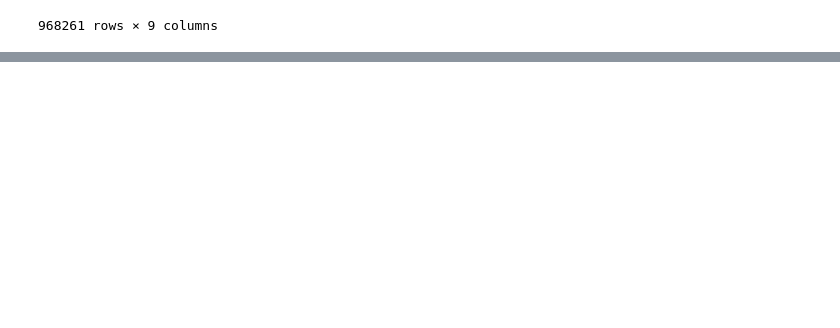
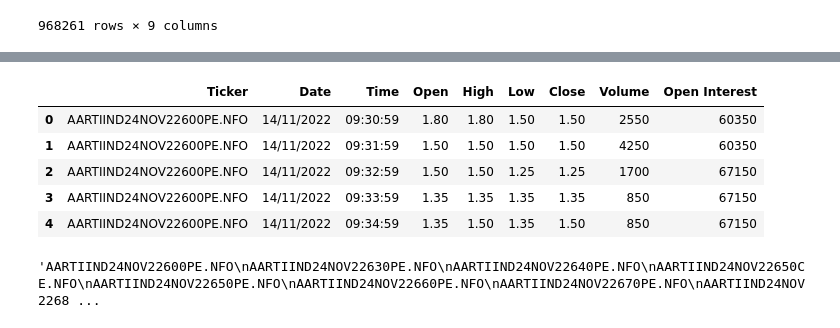
Before and after one commit to SiddhanthMateDEV/option_strategies, a Jupyter notebook: strategy_one/rough/main.ipynb, the cells around one changed output, grey strips where cells are left out. Drawn from its saved outputs; the diff is of its cells as text; code cells hidden in the pictures; blank space fills up the shorter version.

```diff
--- a/strategy_one/rough/main.ipynb
+++ b/strategy_one/rough/main.ipynb
@@ -69,0 +67,9 @@ collection = db['options_data']
+# %%
+df.head()
+# %% [output]
+|  | Ticker | Date | Time | Open | High | Low | Close | Volume | Open Interest |
+| 0 | AARTIIND24NOV22600PE.NFO | 14/11/2022 | 09:30:59 | 1.80 | 1.80 | 1.50 | 1.50 | 2550 | 60350 |
+| 1 | AARTIIND24NOV22600PE.NFO | 14/11/2022 | 09:31:59 | 1.50 | 1.50 | 1.50 | 1.50 | 4250 | 60350 |
+| 2 | AARTIIND24NOV22600PE.NFO | 14/11/2022 | 09:32:59 | 1.50 | 1.50 | 1.25 | 1.25 | 1700 | 67150 |
+| 3 | AARTIIND24NOV22600PE.NFO | 14/11/2022 | 09:33:59 | 1.35 | 1.35 | 1.35 | 1.35 | 850 | 67150 |
+| 4 | AARTIIND24NOV22600PE.NFO | 14/11/2022 | 09:34:59 | 1.35 | 1.50 | 1.35 | 1.50 | 850 | 67150 |
@@ -69,0 +82,4 @@ collection = db['options_data']
+# %%
+output_str
+# %% [output]
+'AARTIIND24NOV22600PE.NFO\nAARTIIND24NOV22630PE.NFO\nAARTIIND24NOV22640PE.NFO\nAARTIIND24NOV22650CE.NFO\nAARTIIND24NOV22650PE.NFO\nAARTIIND24NOV22660PE.NFO\nAARTIIND24NOV22670PE.NFO\nAARTIIND24NOV2268 ...
```
Also changed, not shown: parts of 23 cells of this notebook, 1 other file.
